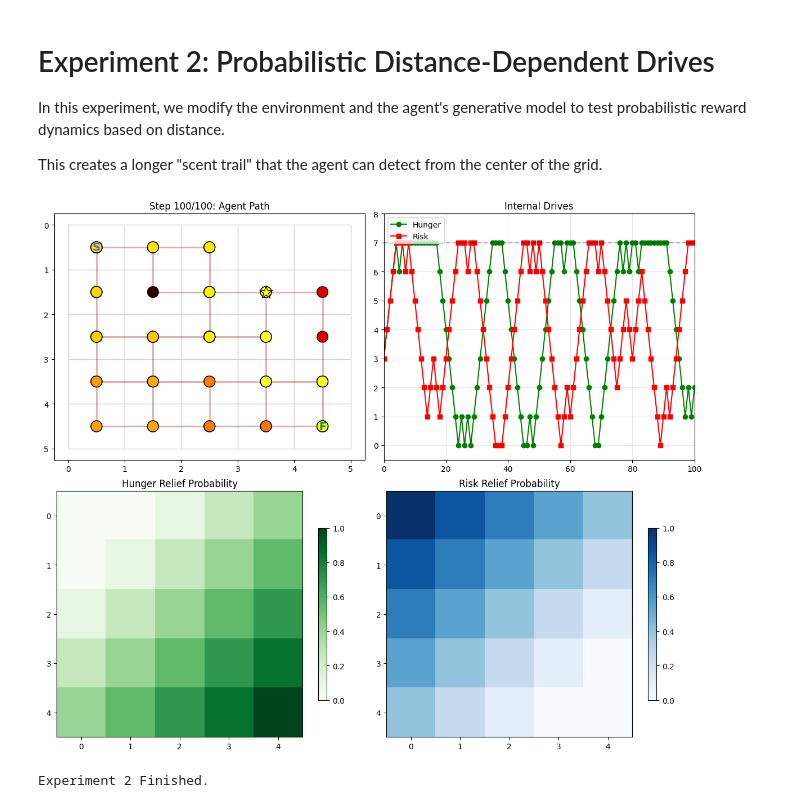
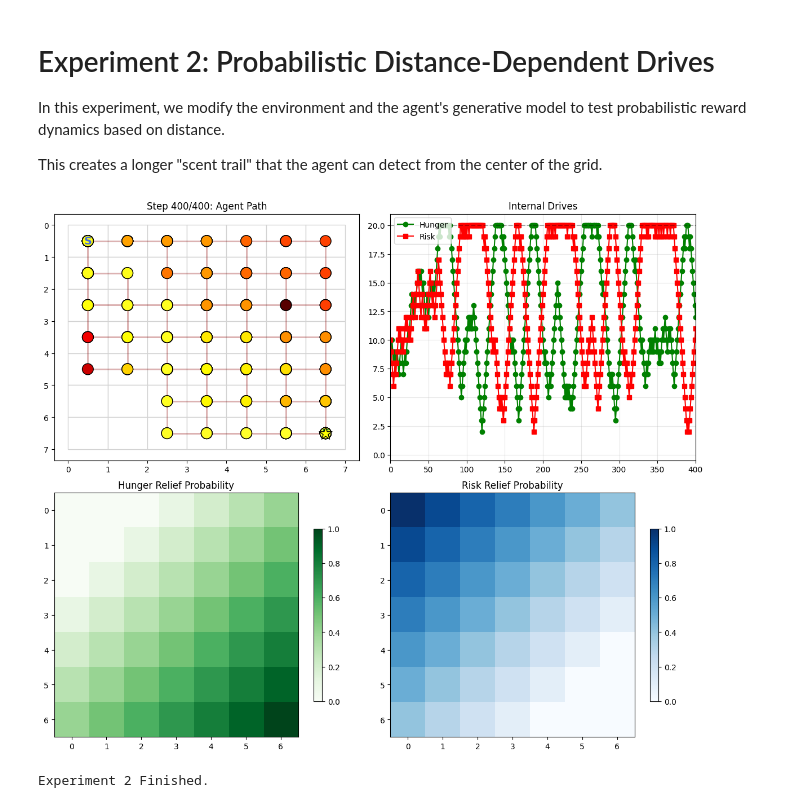
Before and after one commit to Ryan-Palmer/Active-Inference-Agent, a Jupyter notebook: docs/notebooks/Forager.ipynb, the cells around one changed output. Saved outputs shown, nothing was run; the diff lists cells and outputs as text; code cells hidden in the pictures.

Commit message:
Bigger grid, reward dropoff param, more overhead for risk hunger food levels to prevent clipping

```diff
--- a/docs/notebooks/Forager.ipynb
+++ b/docs/notebooks/Forager.ipynb
@@ -63,12 +63,12 @@ Establish the grid dimensions, specific locations for 'food' and 'shelter' squar
 The user provided specific instructions for defining the environment parameters, including grid dimensions, food/shelter locations, max hunger, and risk factors. I will generate the Python code to set up these parameters as specified.
 # %%
 # Scalable grid world configuration
-grid_dims = [5, 5]  # 5x5 grid (25 locations)
-max_hunger = 7      # 0-7 (8 levels)
-max_risk = 7        # 0-7 (8 levels)
+grid_dims = [7, 7]  # 7x7 grid (49 locations)
+max_hunger = 20      # 0-7 (8 levels)
+max_risk = 20        # 0-7 (8 levels)
 
 shelter_location = (0, 0) # Top-left corner
-food_location = (4, 0)    # Bottom-left corner
+food_location = (4, 0) # Food is 4 steps down from shelter
 
 num_grid_points = int(np.prod(grid_dims))  # 25 grid locations
 
@@ -892,8 +896,7 @@ This creates a longer "scent trail" that the agent can detect from the center of
 
 # 1. Start with same grid dimensions and max levels
 # New locations: Opposite corners
-grid_dims = [5, 5]  # 5x5 grid (25 locations)
-food_location2 = (4, 4)      # Bottom-right
+food_location2 = (6, 6)      # Bottom-right
 shelter_location2 = (0, 0)   # Top-left (unchanged)
 
 # Pre-compute indices for new locations
@@ -902,6 +905,8 @@ shelter_idx2 = loc_list.index(shelter_location2)
 
 print("Experiment 2 Setup:")
 print(f"  Food: {food_location2}, Shelter: {shelter_location2}")
+
+reward_likelihood_scale = 0.1  # How quickly the "scent" of food/shelter decays with distance
 
 # 2. Define Custom Environment with "Spread Out" Penalties
 class GridWorldEnvDistancePenalty(GridWorldEnv):
@@ -954,7 +959,7 @@ class GridWorldEnvDistancePenalty(GridWorldEnv):
 
         # New Hunger Logic
         # Linear gradient to ensure "scent" is visible everywhere
-        p_h = max(0.0, 1.0 - (dist_food * 0.15))
+        p_h = max(0.0, 1.0 - (dist_food * reward_likelihood_scale))
 
         if np.random.rand() < p_h:
             dh = -1
@@ -964,7 +969,7 @@ class GridWorldEnvDistancePenalty(GridWorldEnv):
         self.current_hunger = int(np.clip(self.current_hunger + dh, 0, self.max_hunger))
 
         # New Risk Logic
-        p_r = max(0.0, 1.0 - (dist_shelter * 0.15))
+        p_r = max(0.0, 1.0 - (dist_shelter * reward_likelihood_scale))
 
         if np.random.rand() < p_r:
             dr = -1
@@ -1018,7 +1023,7 @@ for loc_idx in range(num_grid_points):
     dist = abs(curr_y - food_location2[0]) + abs(curr_x - food_location2[1])
 
     # Linear gradient matching environment
-    p_h = max(0.0, 1.0 - (dist * 0.15)) # 0.5
+    p_h = max(0.0, 1.0 - (dist * reward_likelihood_scale)) # 0.5
 
     for h in range(num_hunger):
         # Two possible outcomes:
@@ -1043,7 +1048,7 @@ for loc_idx in range(num_grid_points):
     dist = abs(curr_y - shelter_location2[0]) + abs(curr_x - shelter_location2[1])
 
     # Linear gradient matching environment
-    p_r = max(0.0, 1.0 - (dist * 0.15)) # 0.5
+    p_r = max(0.0, 1.0 - (dist * reward_likelihood_scale)) # 0.5
 
     for r in range(num_risk):
         next_r_dec = max(0, r - 1)
@@ -1085,9 +1090,9 @@ for loc_idx in range(num_grid_points):
 print("Updated A2 matrices to be Identity Mappings (probabilistic logic is now isolated in B2).")
 
 # 5. Run Simulation
-initial_hunger2 = 3
-initial_risk2 = 3
-starting_loc2 = (2, 2) # Start in middle
+initial_hunger2 = max_hunger // 2
+initial_risk2 = max_risk // 2
+starting_loc2 = (grid_dims[0] // 2, grid_dims[1] // 2) # Start in middle
 
 my_env2 = GridWorldEnvDistancePenalty(
     starting_loc=starting_loc2,
@@ -1146,7 +1151,7 @@ from IPython.display import clear_output, display
 import time
 
 # Timesteps
-T2 = 100
+T2 = 400
 
 history_of_locs2 = [starting_loc2]
 history_of_hunger2 = [initial_hunger2]
@@ -1160,9 +1165,9 @@ risk_grid = np.zeros(grid_dims)
 for y in range(grid_dims[0]):
     for x in range(grid_dims[1]):
          d_f = abs(y - food_location2[0]) + abs(x - food_location2[1])
-         hunger_grid[y, x] = max(0.0, 1.0 - (d_f * 0.15))
+         hunger_grid[y, x] = max(0.0, 1.0 - (d_f * reward_likelihood_scale))
          d_s = abs(y - shelter_location2[0]) + abs(x - shelter_location2[1])
-         risk_grid[y, x] = max(0.0, 1.0 - (d_s * 0.15))
+         risk_grid[y, x] = max(0.0, 1.0 - (d_s * reward_likelihood_scale))
 
 print("\nStarting Experiment 2 Simulation...")
 
@@ -1221,32 +1226,32 @@ for t in range(T2):
     ax_path.text(shelter_location2[1]+0.5, shelter_location2[0]+0.5, 'S', ha='center', va='center', fontweight='bold', color='royalblue', fontsize=14)
 
     # 2. Stats (Top Right)
     ax_stats = axes[0, 1]
     ax_stats.set_title("Internal Drives")
     ax_stats.plot(history_of_hunger2, 'g-o', label='Hunger')
     ax_stats.plot(history_of_risk2, 'r-s', label='Risk')
     ax_stats.axhline(y=max_hunger, color='k', linestyle='--', alpha=0.3)
     ax_stats.set_xlim(0, T2)
     ax_stats.set_ylim(-0.5, max(max_hunger, max_risk)+1)
     ax_stats.legend(loc='upper left')
     ax_stats.grid(True, alpha=0.3)
 
     # 3. Hunger Map (Bottom Left)
     ax_map1 = axes[1, 0]
     ax_map1.set_title("Hunger Relief Probability")
     im1 = ax_map1.imshow(hunger_grid, cmap='Greens', vmin=0, vmax=1.0)
     fig.colorbar(im1, ax=ax_map1, shrink=0.7)
 
     # 4. Risk Map (Bottom Right)
     ax_map2 = axes[1, 1]
     ax_map2.set_title("Risk Relief Probability")
     im2 = ax_map2.imshow(risk_grid, cmap='Blues', vmin=0, vmax=1.0)
     fig.colorbar(im2, ax=ax_map2, shrink=0.7)
 
     plt.tight_layout()
     plt.show()
 
 print("Experiment 2 Finished.")
 # %% [output]
-[figure, old version]
+[figure, new version]
 Experiment 2 Finished.
```
Also changed, not shown: parts of 10 cells of this notebook.
